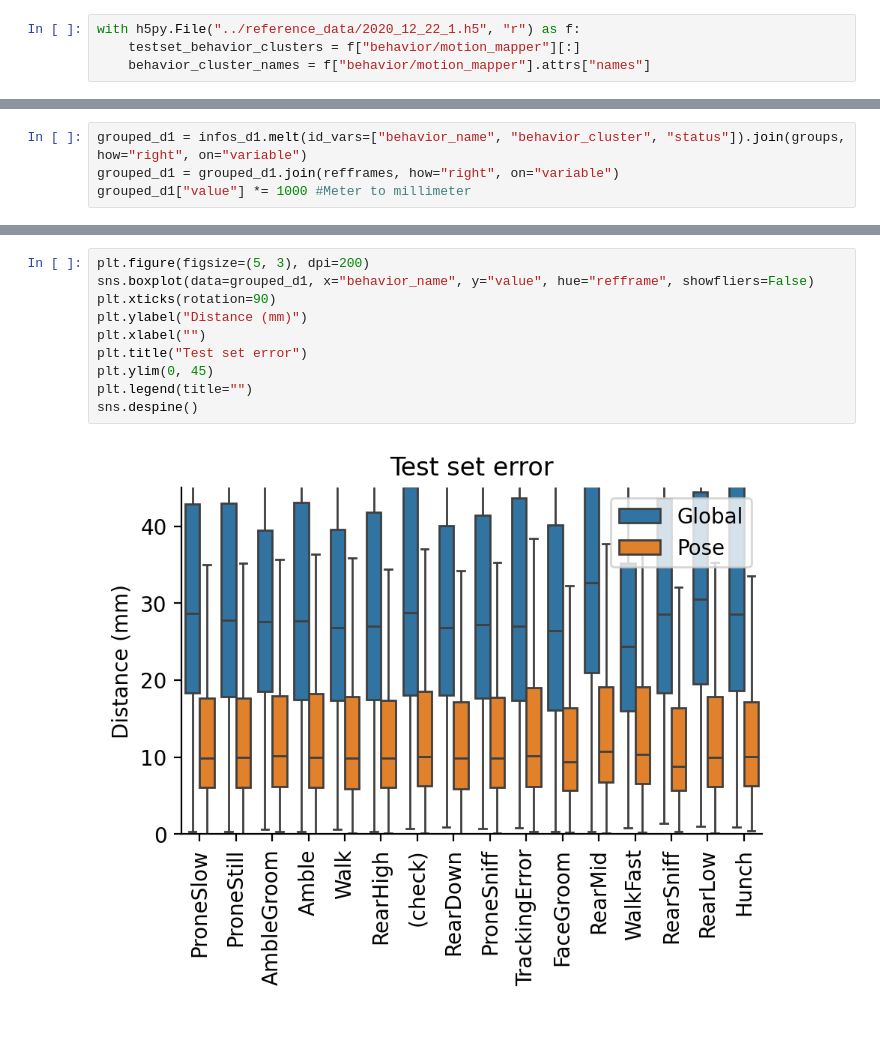
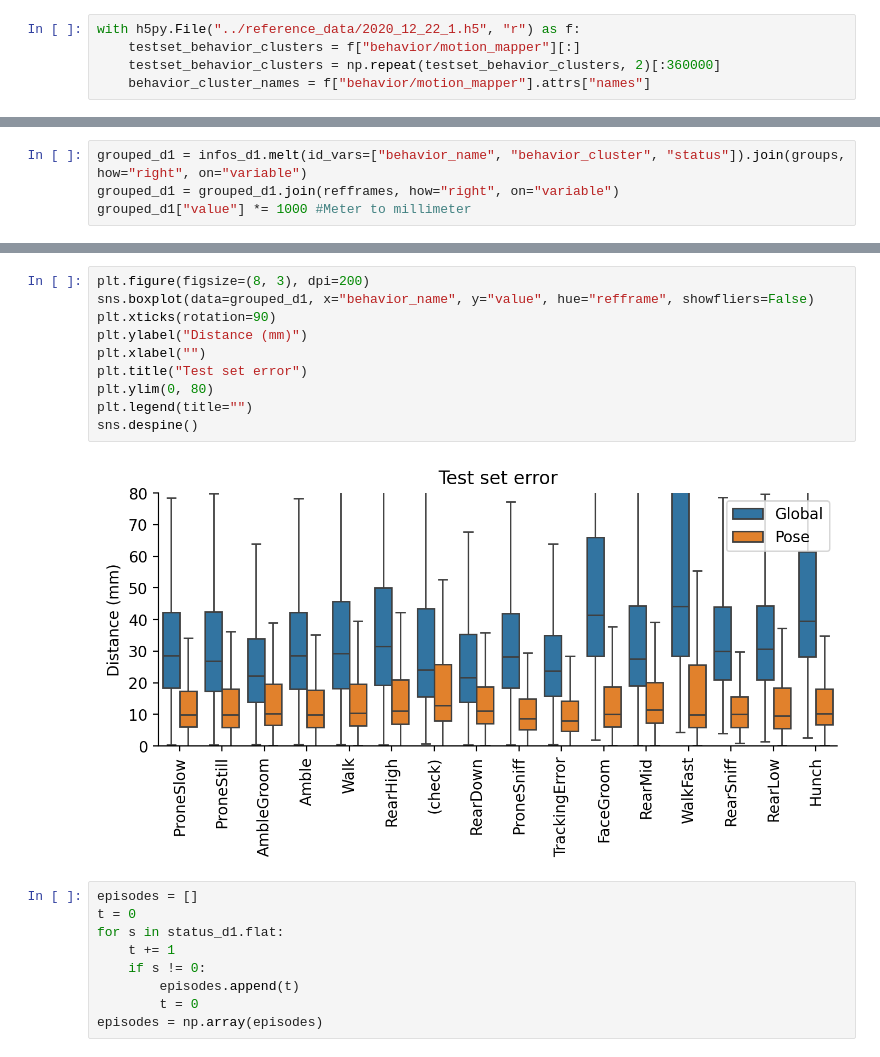
Before and after one commit to emiwar/julia-virtual-rodent, a Jupyter notebook: misc_snippets/Plot eval error.ipynb, the cells around one changed output, grey strips where cells are left out. Cells and saved outputs as stored; diff of their text form; blank space fills up the shorter version.

Commit message:
Some updates to the visualization scripts.

```diff
--- a/misc_snippets/Plot eval error.ipynb
+++ b/misc_snippets/Plot eval error.ipynb
@@ -104,6 +104,7 @@ sns.despine()
 # %%
 with h5py.File("../reference_data/2020_12_22_1.h5", "r") as f:
     testset_behavior_clusters = f["behavior/motion_mapper"][:]
+    testset_behavior_clusters = np.repeat(testset_behavior_clusters, 2)[:360000]
     behavior_cluster_names = f["behavior/motion_mapper"].attrs["names"]
 # %%
 behaviors = pd.Series(testset_behavior_clusters, name="behavior_cluster").to_frame().join(pd.Series(behavior_cluster_names, name="behavior_name"), on="behavior_cluster")
@@ -134,12 +135,21 @@ sns.despine()
 # %%
-plt.figure(figsize=(5, 3), dpi=200)
+plt.figure(figsize=(8, 3), dpi=200)
 sns.boxplot(data=grouped_d1, x="behavior_name", y="value", hue="refframe", showfliers=False)
 plt.xticks(rotation=90)
 plt.ylabel("Distance (mm)")
 plt.xlabel("")
 plt.title("Test set error")
-plt.ylim(0, 45)
+plt.ylim(0, 80)
 plt.legend(title="")
 sns.despine()
 # %% [output]
-[figure, old version]
+[figure, new version]
+# %%
+episodes = []
+t = 0
+for s in status_d1.flat:
+    t += 1
+    if s != 0:
+        episodes.append(t)
+        t = 0
+episodes = np.array(episodes)
```
Also changed, not shown: parts of 2 cells of this notebook, 3 other files.
